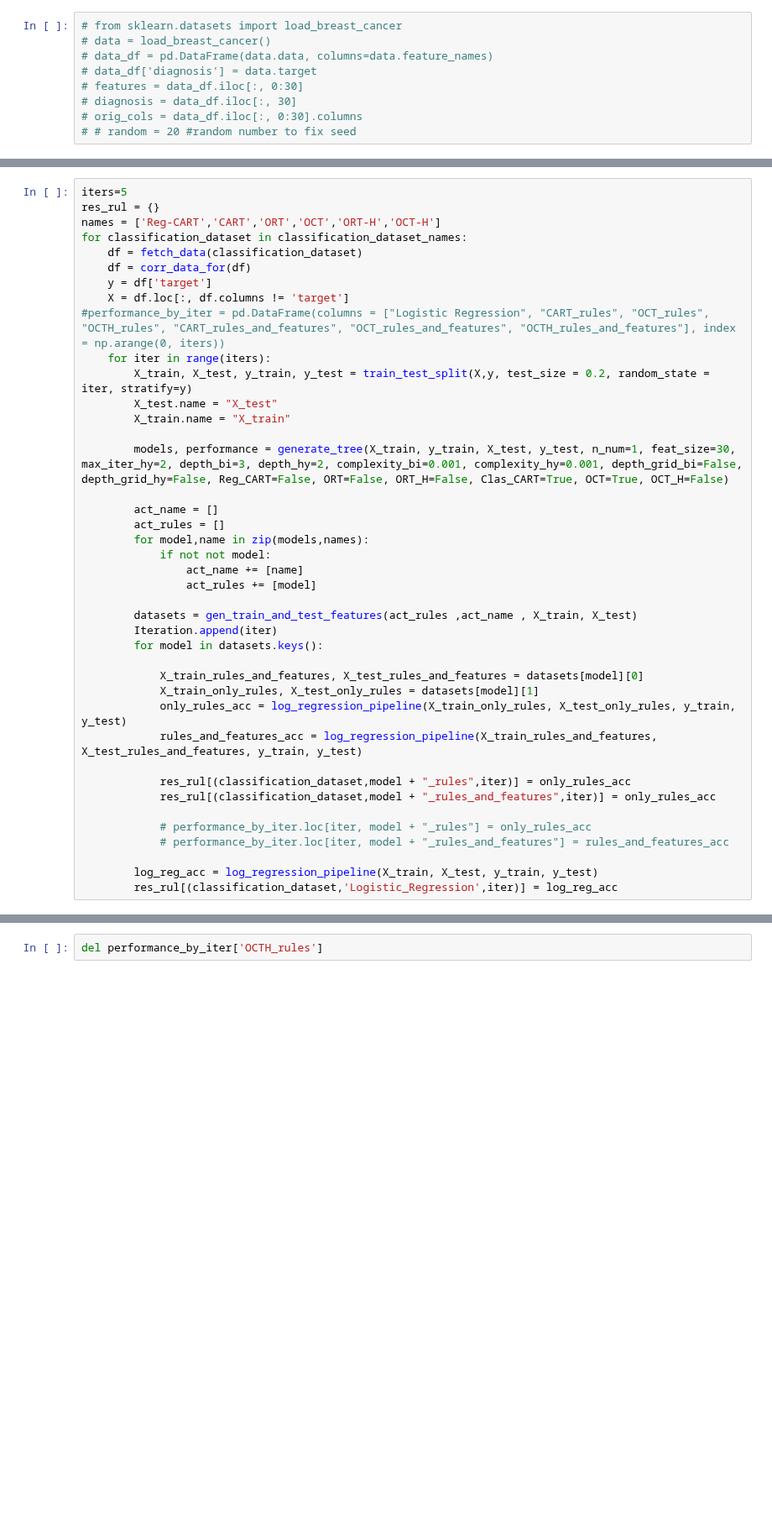
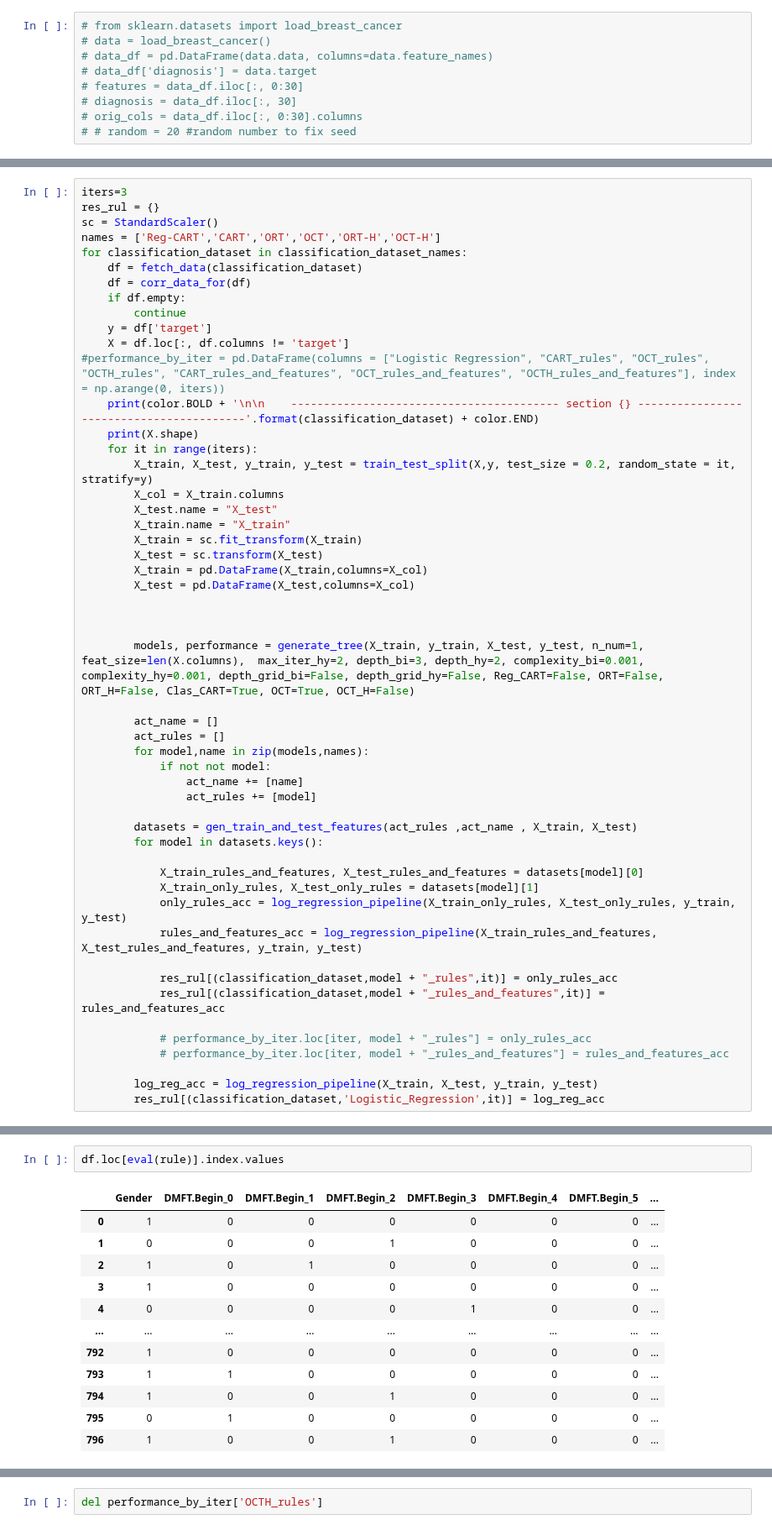
Before and after one commit to RyanLucas3/An-Optimal-RuleFit-Algorithm, a Jupyter notebook: Experiments.ipynb, the cells around one changed output, grey strips where cells are left out. Shown at 84% size. Saved outputs shown, nothing was run; the diff lists cells and outputs as text; blank space fills up the shorter version.

```diff
--- a/Experiments.ipynb
+++ b/Experiments.ipynb
@@ -16,19 +68,31 @@ from sklearn.model_selection import train_test_split
 # %%
-iters=5
+iters=3
 res_rul = {}
+sc = StandardScaler()
 names = ['Reg-CART','CART','ORT','OCT','ORT-H','OCT-H']
 for classification_dataset in classification_dataset_names:
     df = fetch_data(classification_dataset)
     df = corr_data_for(df)
+    if df.empty:
+        continue
     y = df['target']
     X = df.loc[:, df.columns != 'target']
 #performance_by_iter = pd.DataFrame(columns = ["Logistic Regression", "CART_rules", "OCT_rules", "OCTH_rules", "CART_rules_and_features", "OCT_rules_and_features", "OCTH_rules_and_features"], index = np.arange(0, iters))
-    for iter in range(iters):
-        X_train, X_test, y_train, y_test = train_test_split(X,y, test_size = 0.2, random_state = iter, stratify=y)
+    print(color.BOLD + '\n\n    ----------------------------------------- section {} -----------------------------------------'.format(classification_dataset) + color.END)
+    print(X.shape)
+    for it in range(iters):
+        X_train, X_test, y_train, y_test = train_test_split(X,y, test_size = 0.2, random_state = it, stratify=y)
+        X_col = X_train.columns
         X_test.name = "X_test"
         X_train.name = "X_train"
+        X_train = sc.fit_transform(X_train)
+        X_test = sc.transform(X_test)
+        X_train = pd.DataFrame(X_train,columns=X_col)
+        X_test = pd.DataFrame(X_test,columns=X_col)
 
-        models, performance = generate_tree(X_train, y_train, X_test, y_test, n_num=1, feat_size=30,  max_iter_hy=2, depth_bi=3, depth_hy=2, complexity_bi=0.001, complexity_hy=0.001, depth_grid_bi=False, depth_grid_hy=False, Reg_CART=False, ORT=False, ORT_H=False, Clas_CART=True, OCT=True, OCT_H=False)
+
+
+        models, performance = generate_tree(X_train, y_train, X_test, y_test, n_num=1, feat_size=len(X.columns),  max_iter_hy=2, depth_bi=3, depth_hy=2, complexity_bi=0.001, complexity_hy=0.001, depth_grid_bi=False, depth_grid_hy=False, Reg_CART=False, ORT=False, ORT_H=False, Clas_CART=True, OCT=True, OCT_H=False)
 
         act_name = []
         act_rules = []
@@ -38,7 +102,6 @@ for classification_dataset in classification_dataset_names:
                 act_rules += [model]
 
         datasets = gen_train_and_test_features(act_rules ,act_name , X_train, X_test)
-        Iteration.append(iter)
         for model in datasets.keys():
 
             X_train_rules_and_features, X_test_rules_and_features = datasets[model][0]
@@ -46,12 +109,12 @@ for classification_dataset in classification_dataset_names:
             only_rules_acc = log_regression_pipeline(X_train_only_rules, X_test_only_rules, y_train, y_test)
             rules_and_features_acc = log_regression_pipeline(X_train_rules_and_features, X_test_rules_and_features, y_train, y_test)
 
-            res_rul[(classification_dataset,model + "_rules",iter)] = only_rules_acc
-            res_rul[(classification_dataset,model + "_rules_and_features",iter)] = only_rules_acc
+            res_rul[(classification_dataset,model + "_rules",it)] = only_rules_acc
+            res_rul[(classification_dataset,model + "_rules_and_features",it)] = rules_and_features_acc
 
             # performance_by_iter.loc[iter, model + "_rules"] = only_rules_acc
             # performance_by_iter.loc[iter, model + "_rules_and_features"] = rules_and_features_acc
 
         log_reg_acc = log_regression_pipeline(X_train, X_test, y_train, y_test)
-        res_rul[(classification_dataset,'Logistic_Regression',iter)] = log_reg_acc
+        res_rul[(classification_dataset,'Logistic_Regression',it)] = log_reg_acc
 # %% [output]
@@ -137,0 +158,15 @@ ValueError: Cannot take a larger sample than population when 'replace=False'
+# %%
+df.loc[eval(rule)].index.values
+# %% [output]
+|  | Gender | DMFT.Begin_0 | DMFT.Begin_1 | DMFT.Begin_2 | DMFT.Begin_3 | DMFT.Begin_4 | DMFT.Begin_5 | ... |
+| 0 | 1 | 0 | 0 | 0 | 0 | 0 | 0 | ... |
+| 1 | 0 | 0 | 0 | 1 | 0 | 0 | 0 | ... |
+| 2 | 1 | 0 | 1 | 0 | 0 | 0 | 0 | ... |
+| 3 | 1 | 0 | 0 | 0 | 0 | 0 | 0 | ... |
+| 4 | 0 | 0 | 0 | 0 | 1 | 0 | 0 | ... |
+| ... | ... | ... | ... | ... | ... | ... | ... | ... |
+| 792 | 1 | 0 | 0 | 0 | 0 | 0 | 0 | ... |
+| 793 | 1 | 1 | 0 | 0 | 0 | 0 | 0 | ... |
+| 794 | 1 | 0 | 0 | 1 | 0 | 0 | 0 | ... |
+| 795 | 0 | 1 | 0 | 0 | 0 | 0 | 0 | ... |
+| 796 | 1 | 0 | 0 | 1 | 0 | 0 | 0 | ... |
```
Also changed, not shown: parts of 20 cells of this notebook.
